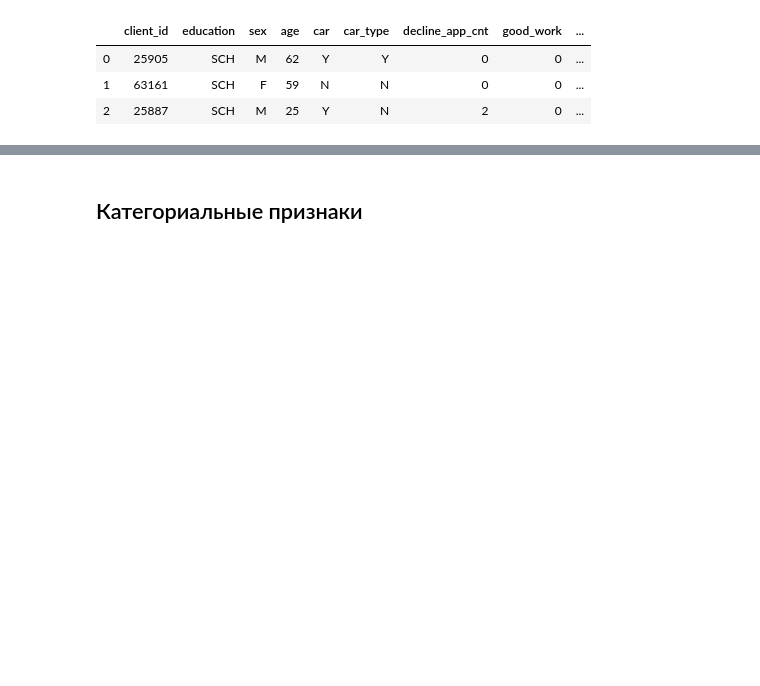
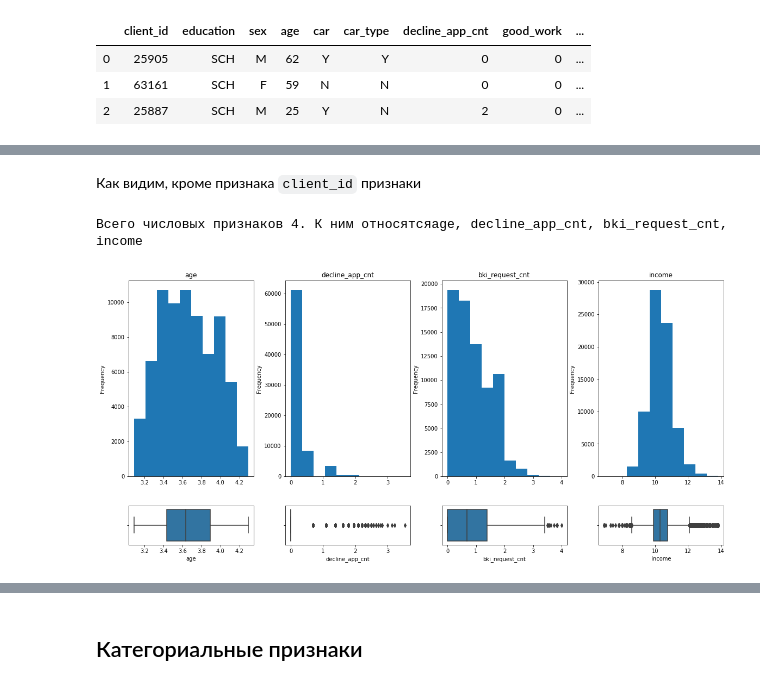
Before and after one commit to Urusut/IvanovDmitryV, a Jupyter notebook: Unit_5/Project_4.ipynb, the cells around one changed output, grey strips where cells are left out. Cells and saved outputs as stored; diff of their text form; code cells hidden in the pictures; blank space fills up the shorter version.

```diff
--- a/Unit_5/Project_4.ipynb
+++ b/Unit_5/Project_4.ipynb
@@ -193,0 +209,7 @@ nums_vis(num_cols)
+# %% [markdown]
+Как видим, кроме признака `client_id` признаки
+# %%
+nums_visualisation(np.log(data[num_cols.drop('client_id')]+1))
+# %% [output]
+Всего числовых признаков 4. К ним относятсяage, decline_app_cnt, bki_request_cnt, income
+[figure, added]
```
Also changed, not shown: parts of 12 cells of this notebook, 1 other file.
